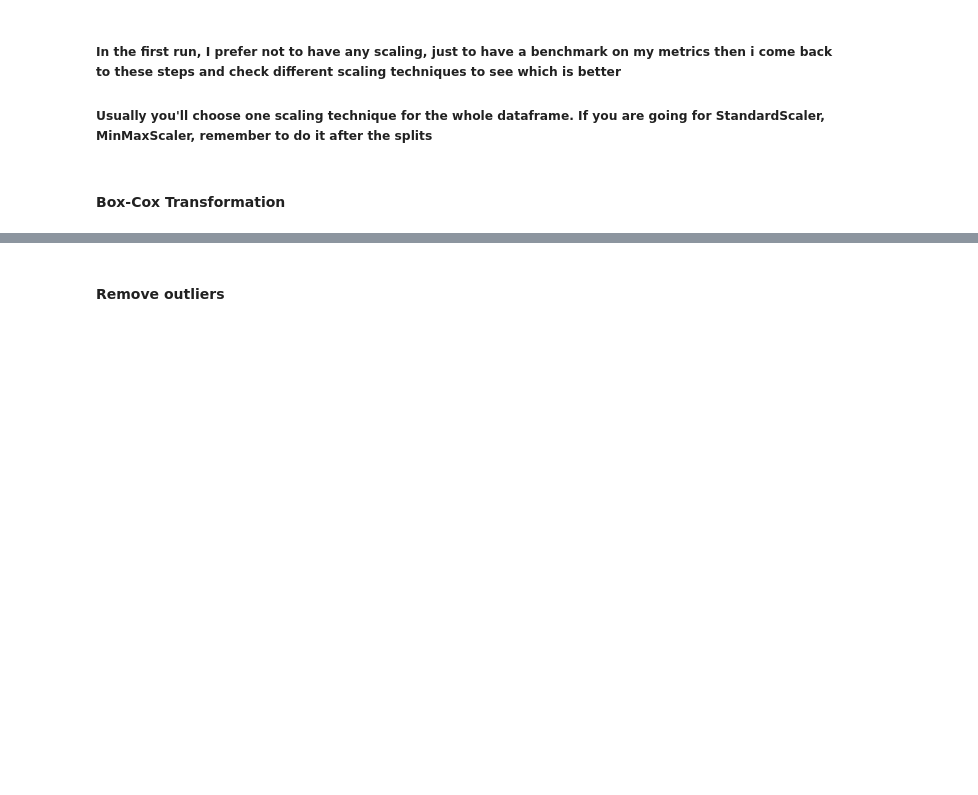
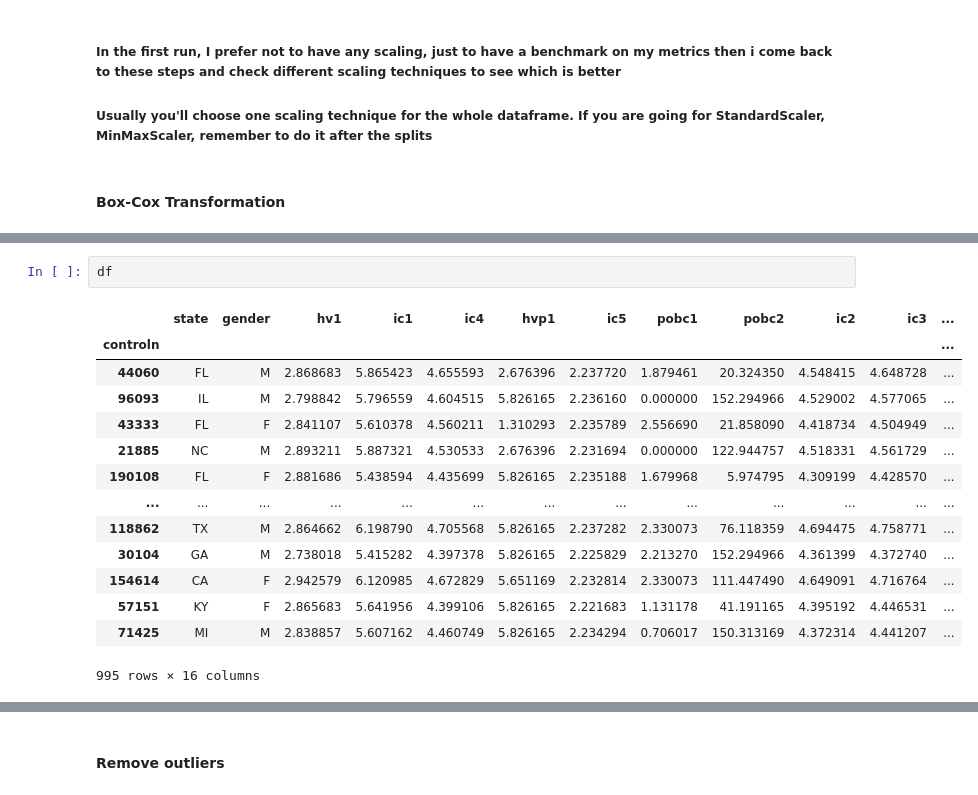
Before and after one commit to suphawadeeth/Data-Analytics-Ironhack, a Jupyter notebook: unit-1/week-3/End-to-End_AFTER.ipynb, the cells around one changed output, grey strips where cells are left out. Cells and saved outputs as stored; diff of their text form; blank space fills up the shorter version.

```diff
--- a/unit-1/week-3/End-to-End_AFTER.ipynb
+++ b/unit-1/week-3/End-to-End_AFTER.ipynb
@@ -414,3 +538,20 @@ df_trans.head()
+# %%
+df
+# %% [output]
+|  | state | gender | hv1 | ic1 | ic4 | hvp1 | ic5 | pobc1 | pobc2 | ic2 | ic3 | ... |
+| controln |  |  |  |  |  |  |  |  |  |  |  | ... |
+| 44060 | FL | M | 2.868683 | 5.865423 | 4.655593 | 2.676396 | 2.237720 | 1.879461 | 20.324350 | 4.548415 | 4.648728 | ... |
+| 96093 | IL | M | 2.798842 | 5.796559 | 4.604515 | 5.826165 | 2.236160 | 0.000000 | 152.294966 | 4.529002 | 4.577065 | ... |
+| 43333 | FL | F | 2.841107 | 5.610378 | 4.560211 | 1.310293 | 2.235789 | 2.556690 | 21.858090 | 4.418734 | 4.504949 | ... |
+| 21885 | NC | M | 2.893211 | 5.887321 | 4.530533 | 2.676396 | 2.231694 | 0.000000 | 122.944757 | 4.518331 | 4.561729 | ... |
+| 190108 | FL | F | 2.881686 | 5.438594 | 4.435699 | 5.826165 | 2.235188 | 1.679968 | 5.974795 | 4.309199 | 4.428570 | ... |
+| ... | ... | ... | ... | ... | ... | ... | ... | ... | ... | ... | ... | ... |
+| 118862 | TX | M | 2.864662 | 6.198790 | 4.705568 | 5.826165 | 2.237282 | 2.330073 | 76.118359 | 4.694475 | 4.758771 | ... |
+| 30104 | GA | M | 2.738018 | 5.415282 | 4.397378 | 5.826165 | 2.225829 | 2.213270 | 152.294966 | 4.361399 | 4.372740 | ... |
+| 154614 | CA | F | 2.942579 | 6.120985 | 4.672829 | 5.651169 | 2.232814 | 2.330073 | 111.447490 | 4.649091 | 4.716764 | ... |
+| 57151 | KY | F | 2.865683 | 5.641956 | 4.399106 | 5.826165 | 2.221683 | 1.131178 | 41.191165 | 4.395192 | 4.446531 | ... |
+| 71425 | MI | M | 2.838857 | 5.607162 | 4.460749 | 5.826165 | 2.234294 | 0.706017 | 150.313169 | 4.372314 | 4.441207 | ... |
+995 rows × 16 columns
 # %%
 # See the changes in the distributions
 for column in df_trans.select_dtypes(np.number).columns:
```
Also changed, not shown: parts of 33 cells of this notebook, 1 other file.
